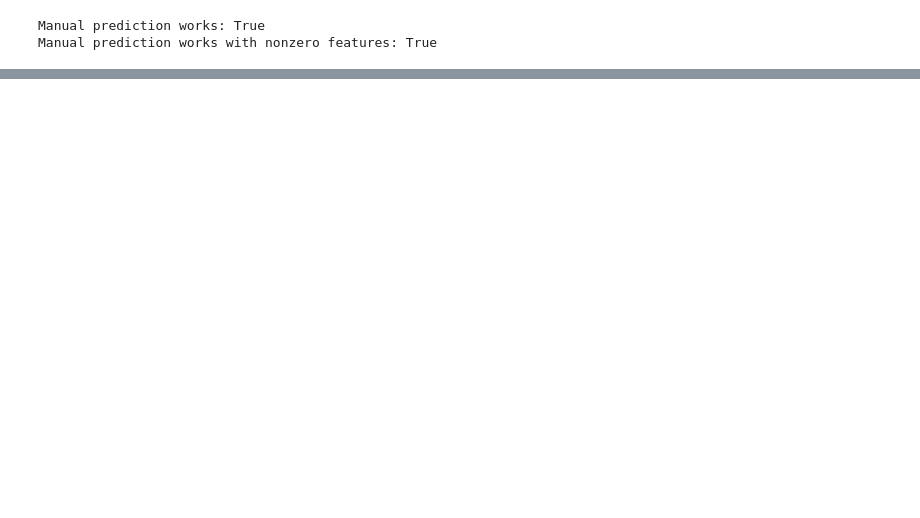
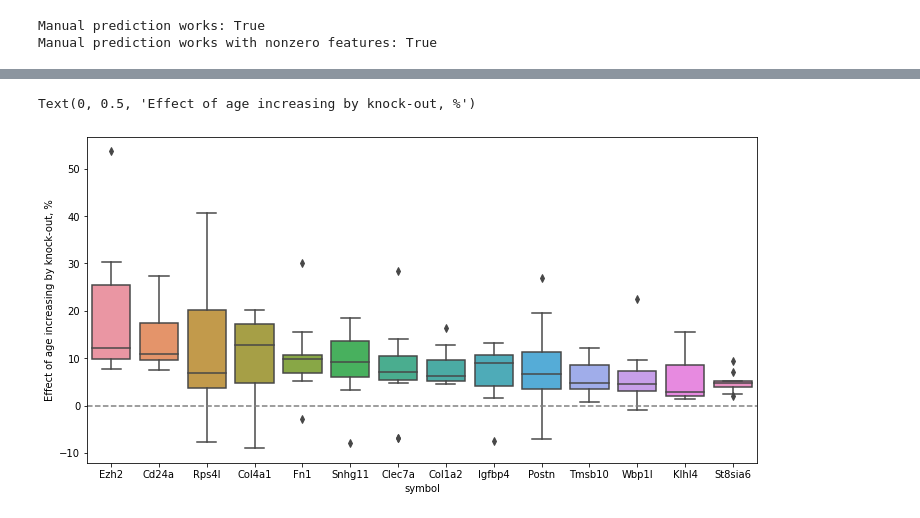
Before and after one commit to shappiron/Reprogramming_meta, a Jupyter notebook: clocks.ipynb, the cells around one changed output, grey strips where cells are left out. Saved outputs shown, nothing was run; the diff lists cells and outputs as text; code cells hidden in the pictures; blank space fills up the shorter version.

```diff
--- a/clocks.ipynb
+++ b/clocks.ipynb
@@ -293,0 +364,14 @@ su.sort_values('const')
+# %%
+test_effects = pd.DataFrame()
+for g in gef.index.unique():
+    #test = scipy.stats.ttest_1samp(gef.loc[g, 'knockout_effect'], popmean=0)
+    test = scipy.stats.wilcoxon(gef.loc[g, 'knockout_effect'])
+    test_effects = test_effects.append(pd.Series({'pval':test.pvalue}, name=g))
+test_effects['FDR'] = multipletests(test_effects['pval'], 0.05, method='fdr_bh')[1]
+test_effects['star'] = test_effects['FDR'].apply(starfunc)
+# %%
+gef['FDR'] = None
+gef['star'] = None
+for g in test_effects.index:
+    gef.loc[g, 'FDR'] = test_effects.loc[g, 'FDR']
+    gef.loc[g, 'star'] = test_effects.loc[g, 'star']
@@ -293,0 +380,5 @@ su.sort_values('const')
+# %%
+top_index = test_effects.sort_values('FDR').index[:15]
+passed_genes = test_effects[test_effects.FDR < 0.05].index
+# %%
+gef_passed = gef.loc[passed_genes]
@@ -293,0 +419,18 @@ su.sort_values('const')
+# %%
+top_index = gef_passed.groupby(gef_passed.index)['knockout_effect'].mean().sort_values(ascending=False)[1:15].index
+# top_index = gef.groupby(gef.index)['p_const'].apply(lambda x: np.exp(np.mean(np.log(x)))).\
+#                         sort_values(ascending=True)[1:15].index
+top_gef = gef_passed.loc[top_index]
+top_gef['symbol'] = top_gef.index
+
+plt.figure(figsize=(12,6))
+ax = sns.boxplot(x='symbol', y='knockout_effect', data=top_gef)
+ax.axhline(0, ls='--', c='grey')
+ax.set_ylabel('Effect of age increasing by knock-out, %',)
+
+# for xtick in ax.get_xticks():
+#     ax.text(xtick, medians[xtick] + vertical_offset, edians[xtick],
+#             horizontalalignment='center',size='x-small',color='w',weight='semibold')
+# %% [output]
+Text(0, 0.5, 'Effect of age increasing by knock-out, %')
+[figure, added]
```
Also changed, not shown: parts of 25 cells of this notebook.
